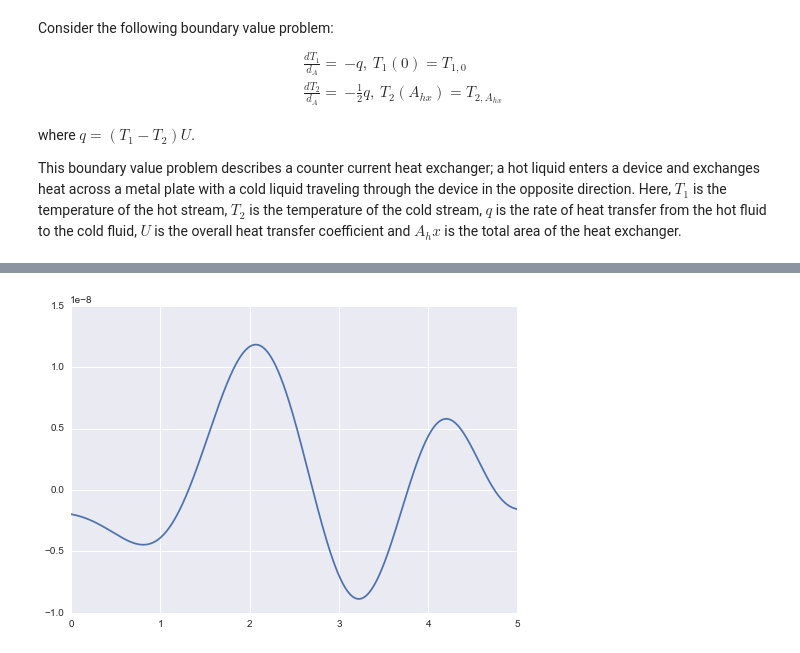
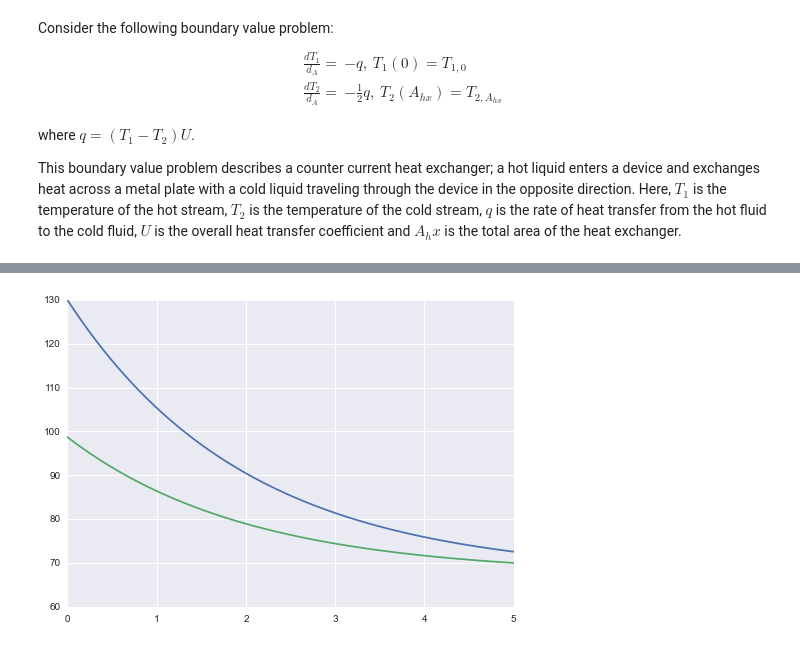
Before and after one commit to davidrpugh/pyCollocation, a Jupyter notebook: examples/heat-exchanger.ipynb, the cells around one changed output, grey strips where cells are left out. Cells and saved outputs as stored; diff of their text form; code cells hidden in the pictures.

```diff
--- a/examples/heat-exchanger.ipynb
+++ b/examples/heat-exchanger.ipynb
@@ -35,13 +31,5 @@ def bcs_lower(A, T1, T2, T10, **params):
 
 def bcs_upper(A, T1, T2, T2Ahx, **params):
     return [T2 - T2Ahx]
-# %%
-# specify an initial guess
-domain = [0, 5.0]
-ts = np.linspace(domain[0], domain[1], 1000)
-T1s = np.repeat(0.5 * (params['T10'] + params['T2Ahx']), 1000)
-initial_T1_poly = np.polynomial.Chebyshev.fit(ts, T1s, 15, domain)
-
-initial_coefs = np.hstack([initial_T1_poly.coef, initial_T1_poly.coef])
 # %%
 problem = pycollocation.problems.TwoPointBVP(bcs_lower, bcs_upper, 1, 2, params, rhs)
@@ -57,2 +35,0 @@ T1_hat, T2_hat = solution.functions
-# %%
-As = np.linspace(domain[0], domain[1], 1000)
@@ -74,5 +36,24 @@ plt.show()
-# %%
-plt.plot(pts, T2_resids)
-plt.show()
-# %% [output]
-[figure, removed]
+# %%
+def initial_mesh(domain, num, problem):
+    As = np.linspace(domain[0], domain[1], num)
+    T1s = np.repeat(0.5 * (problem.params['T10'] + problem.params['T2Ahx']), num)
+    return As, T1s, T1s
+# %%
+polynomial_basis = pycollocation.basis_functions.PolynomialBasis()
+solver = pycollocation.solvers.Solver(polynomial_basis)
+
+basis_kwargs = {'kind': 'Chebyshev', 'domain': [0, 5.0], 'degree': 15}
+
+As, T1s, T2s = initial_mesh(basis_kwargs['domain'], 1000, problem)
+T1_poly = polynomial_basis.fit(As, T1s, **basis_kwargs)
+T2_poly = polynomial_basis.fit(As, T2s, **basis_kwargs)
+initial_coefs = np.hstack([T1_poly.coef, T2_poly.coef])
+
+solution = solver.solve(basis_kwargs, initial_coefs, problem)
+# %%
+T1_soln, T2_soln = solution.evaluate_solution(As)
+plt.plot(As, T1_soln)
+plt.plot(As, T2_soln)
+plt.show()
+# %% [output]
+[figure, added]
```
Also changed, not shown: parts of 9 cells of this notebook, 2 other files.
